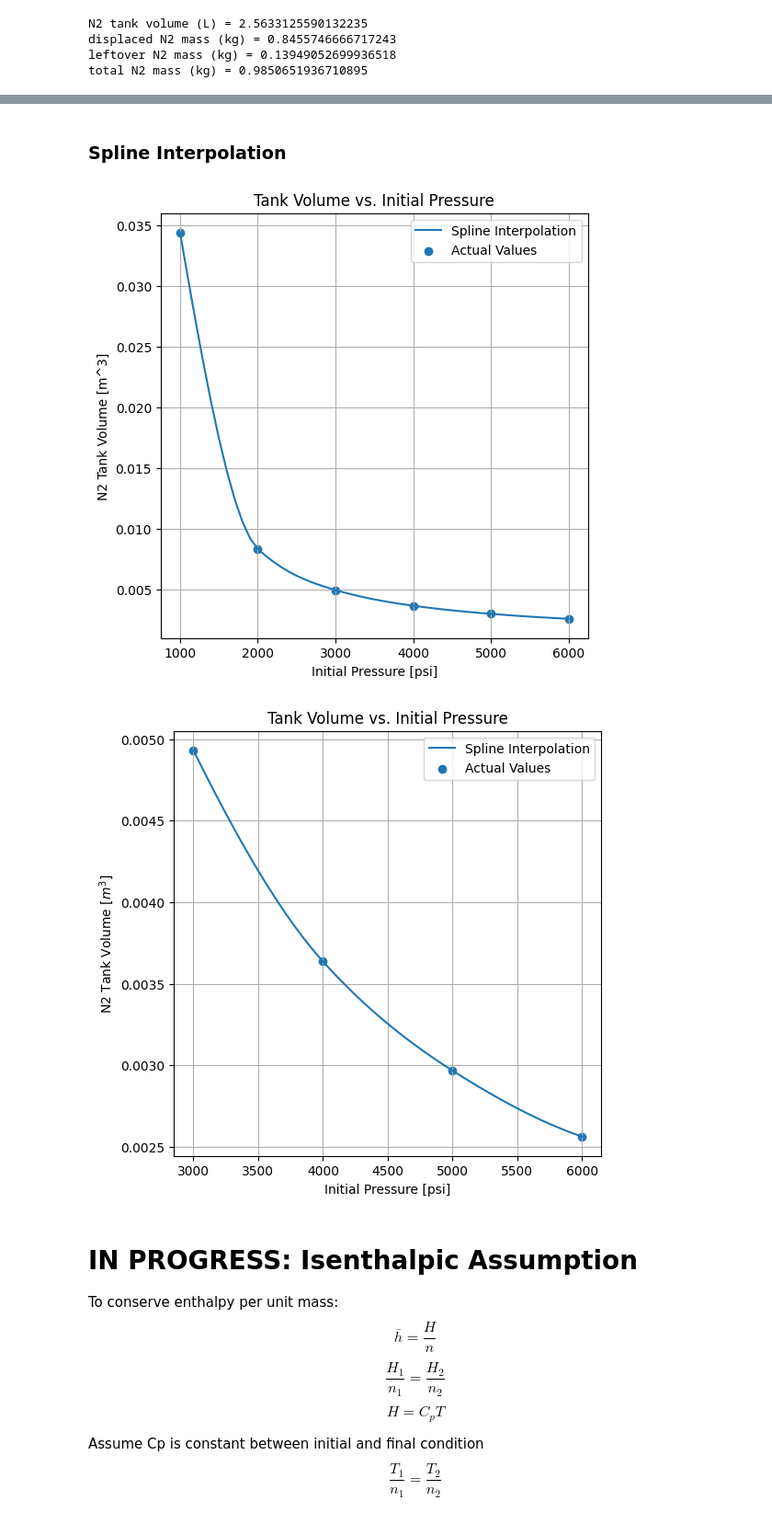
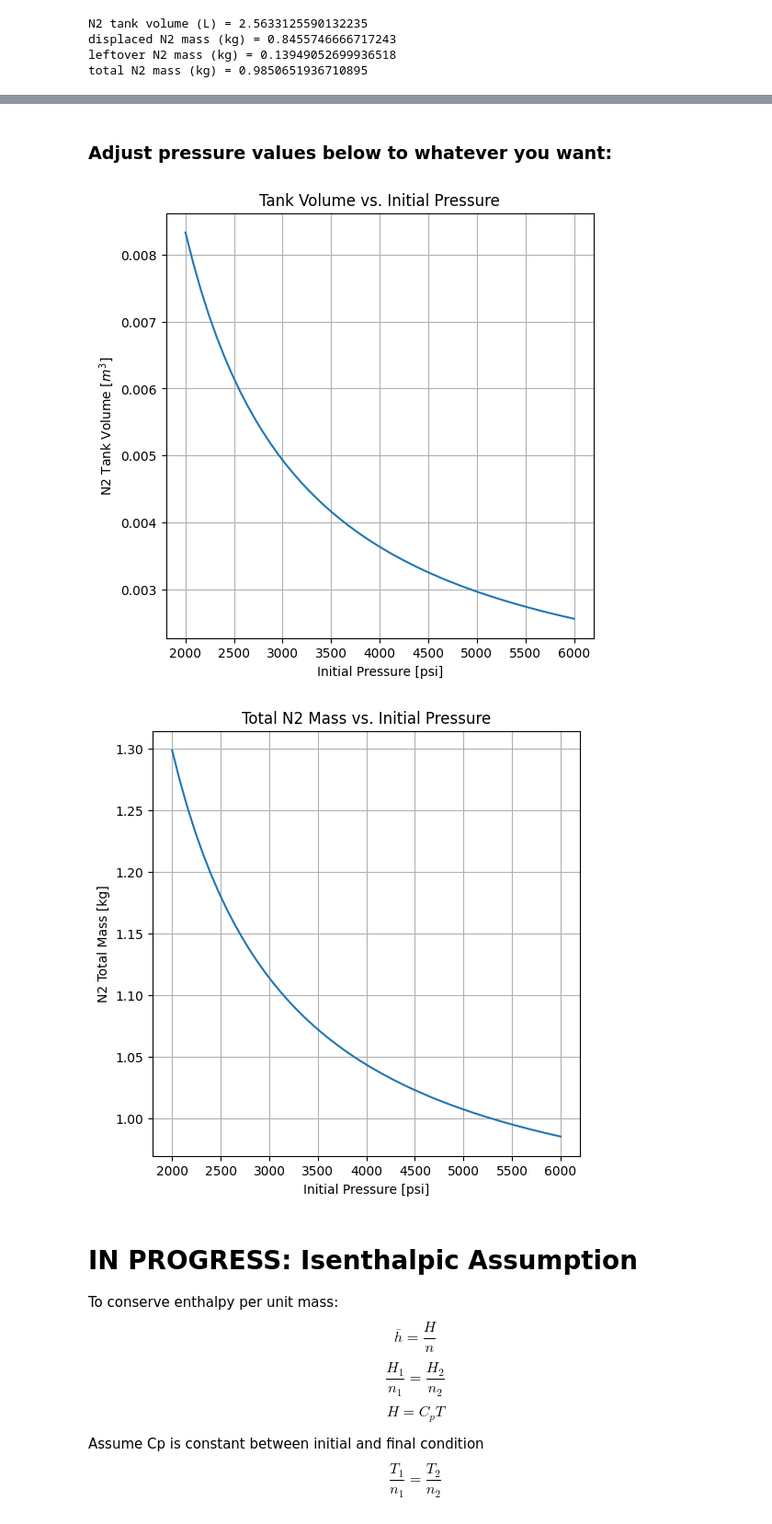
Before and after one commit to UC-Davis-APRL/Propellant-feed, a Jupyter notebook: Tank Sizing Calculator/tankSizing.ipynb, the cells around one changed output, grey strips where cells are left out. Shown at 92% size. Drawn from its saved outputs; the diff is of its cells as text; code cells hidden in the pictures.

Commit message:
Now using for loop
More efficient

```diff
--- a/Tank Sizing Calculator/tankSizing.ipynb
+++ b/Tank Sizing Calculator/tankSizing.ipynb
@@ -405,45 +261,37 @@ total N2 mass (kg) = 2.71946739885097
-# %% [markdown]
-### Spline Interpolation
-# %%
-from scipy.interpolate import pchip
-
-P_poly = np.linspace(1000, 6000, 51)
-P_actual = np.linspace(1000, 6000, 6)
-
-V_poly_isot = pchip(P_actual, V)
-
-plt.figure(figsize=(6,6))
-plt.title('Tank Volume vs. Initial Pressure')
-plt.xlabel('Initial Pressure [psi]')
-plt.ylabel('N2 Tank Volume [m^3]')
-plt.grid(True)
-plt.plot(P_poly, V_poly_isot(P_poly), label = 'Spline Interpolation')
-plt.scatter(P_actual,V, label = 'Actual Values')
-
-plt.legend(loc='best')
-
-plt.show()
-# %% [output]
-[figure, removed]
-# %%
-P_poly = np.linspace(3000, 6000, 51)
-P_actual = np.linspace(3000, 6000, 4)
-
-V_poly_isot = pchip(P_actual, V[2:6])
-
-plt.figure(figsize=(6,6))
-plt.title('Tank Volume vs. Initial Pressure')
-plt.xlabel('Initial Pressure [psi]')
-plt.ylabel('N2 Tank Volume [$m^3$]')
-plt.grid(True)
-plt.plot(P_poly, V_poly_isot(P_poly), label = 'Spline Interpolation')
-plt.scatter(P_actual,V[2:6], label = 'Actual Values')
-
-plt.legend(loc='best')
-
-plt.show()
-# %% [output]
-[figure, removed]
+# %% [markdown]
+### Adjust pressure values below to whatever you want:
+# %%
+P = np.linspace(2000, 6000, 51)   # want to run loop for 51 values of initial pressure
+M = np.zeros(len(P))
+V = np.zeros(len(P))              # want to store volume values on each run
+
+for i in range(0,len(P)):
+    P_i = P[i] * 6894.76
+    initial_guess = [0.005, 1]
+    V_N2, n_L = fsolve(n2initial_leftover, initial_guess)
+    V[i] = V_N2
+    M[i] = (n_L + n_D) * M_N2
+
+plt.figure(figsize=(6,6))
+plt.title('Tank Volume vs. Initial Pressure')
+plt.xlabel('Initial Pressure [psi]')
+plt.ylabel('N2 Tank Volume [$m^3$]')
+plt.grid(True)
+plt.plot(P, V)
+
+plt.show()
+
+plt.figure(figsize=(6,6))
+plt.title('Total N2 Mass vs. Initial Pressure')
+plt.xlabel('Initial Pressure [psi]')
+plt.ylabel('N2 Total Mass [kg]')
+plt.grid(True)
+plt.plot(P, M)
+
+plt.show()
+# %% [output]
+[figure, added]
+[figure, added]
 # %% [markdown]
 # IN PROGRESS: Isenthalpic Assumption
 To conserve enthalpy per unit mass:
```
Also changed, not shown: parts of 12 cells of this notebook.
